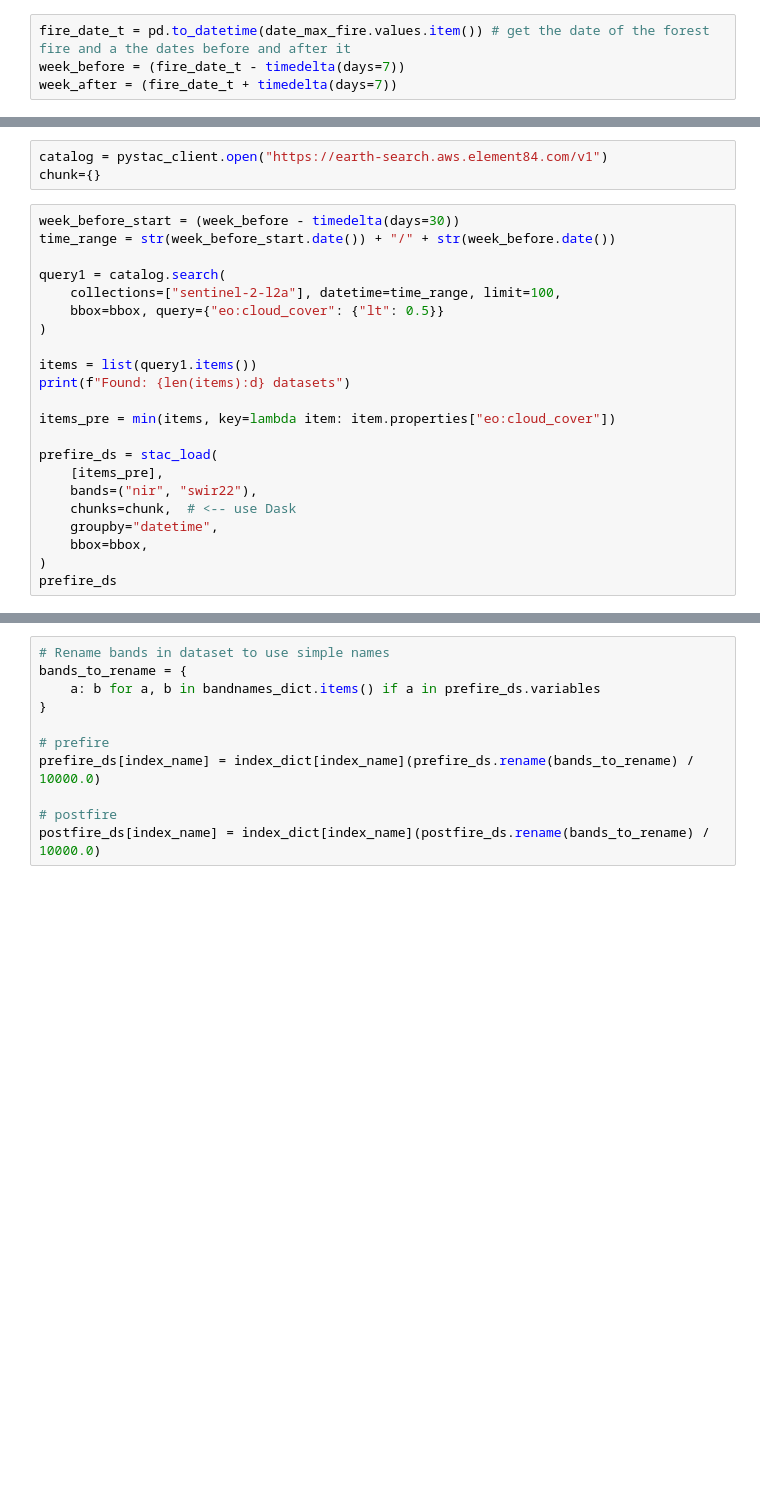
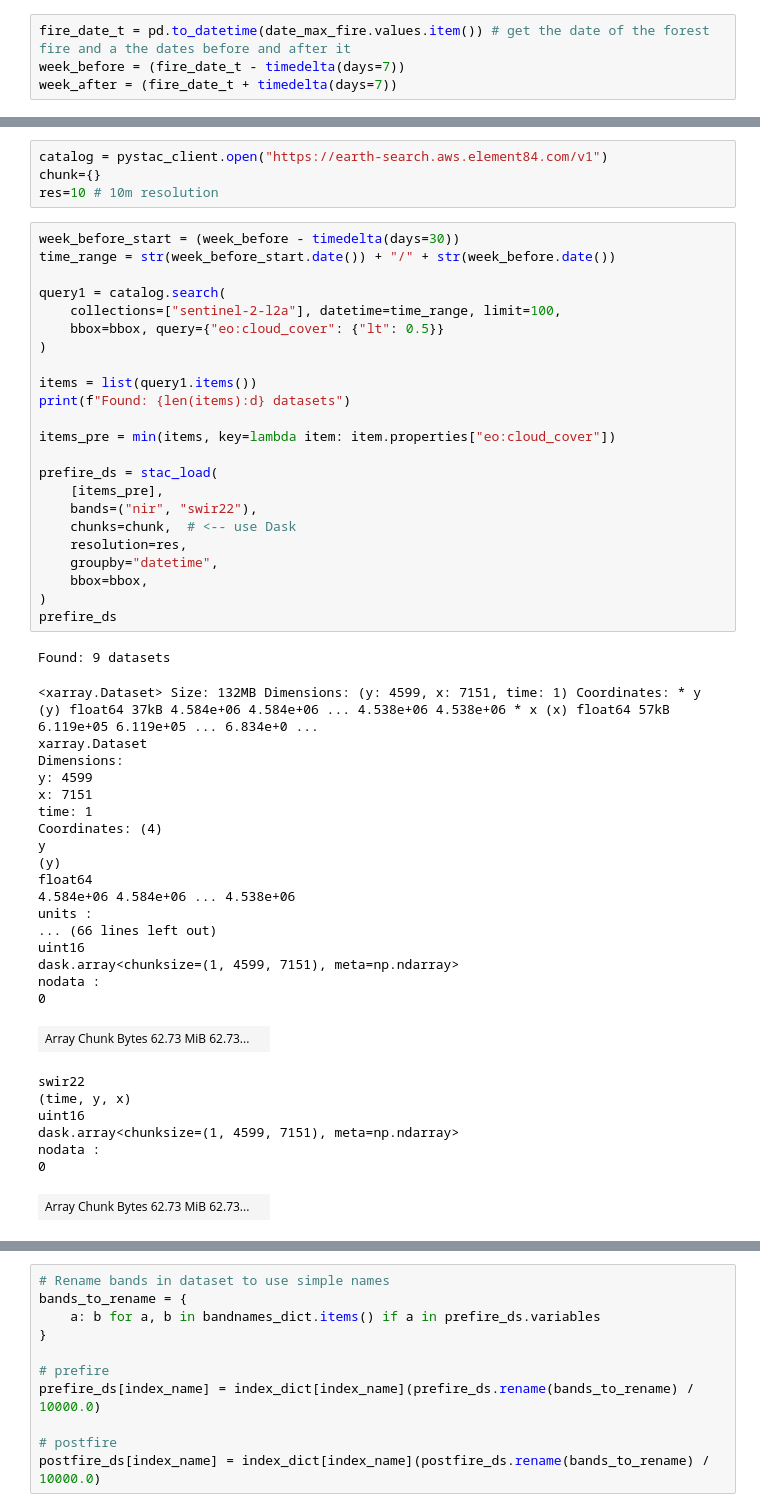
Before and after one commit to sunnydean/LPS25_Pangeo_x_EarthCODE_Workshop, a Jupyter notebook: burnt-area-example/pangeo_on_EarthCODE.ipynb, the cells around one changed output, grey strips where cells are left out. Drawn from its saved outputs; the diff is of its cells as text; blank space fills up the shorter version.

```diff
--- a/burnt-area-example/pangeo_on_EarthCODE.ipynb
+++ b/burnt-area-example/pangeo_on_EarthCODE.ipynb
@@ -207,25 +319,54 @@ index_dict
 # %%
 catalog = pystac_client.open("https://earth-search.aws.element84.com/v1")
 chunk={}
+res=10 # 10m resolution
 # %%
 week_before_start = (week_before - timedelta(days=30))
 time_range = str(week_before_start.date()) + "/" + str(week_before.date())
 
 query1 = catalog.search(
     collections=["sentinel-2-l2a"], datetime=time_range, limit=100,
     bbox=bbox, query={"eo:cloud_cover": {"lt": 0.5}}
 )
 
 items = list(query1.items())
 print(f"Found: {len(items):d} datasets")
 
 items_pre = min(items, key=lambda item: item.properties["eo:cloud_cover"])
 
 prefire_ds = stac_load(
     [items_pre],
     bands=("nir", "swir22"),
     chunks=chunk,  # <-- use Dask
+    resolution=res,
     groupby="datetime",
     bbox=bbox,
 )
 prefire_ds
+# %% [output]
+Found: 9 datasets
+<xarray.Dataset> Size: 132MB Dimensions: (y: 4599, x: 7151, time: 1) Coordinates: * y (y) float64 37kB 4.584e+06 4.584e+06 ... 4.538e+06 4.538e+06 * x (x) float64 57kB 6.119e+05 6.119e+05 ... 6.834e+0 ...
+xarray.Dataset
+Dimensions:
+y: 4599
+x: 7151
+time: 1
+Coordinates: (4)
+y
+(y)
+float64
+4.584e+06 4.584e+06 ... 4.538e+06
+units :
+... (66 lines left out)
+uint16
+dask.array<chunksize=(1, 4599, 7151), meta=np.ndarray>
+nodata :
+0
+| Array Chunk Bytes 62.73 MiB 62.73... |  |
+swir22
+(time, y, x)
+uint16
+dask.array<chunksize=(1, 4599, 7151), meta=np.ndarray>
+nodata :
+0
+| Array Chunk Bytes 62.73 MiB 62.73... |  |
```
Also changed, not shown: parts of 20 cells of this notebook.
